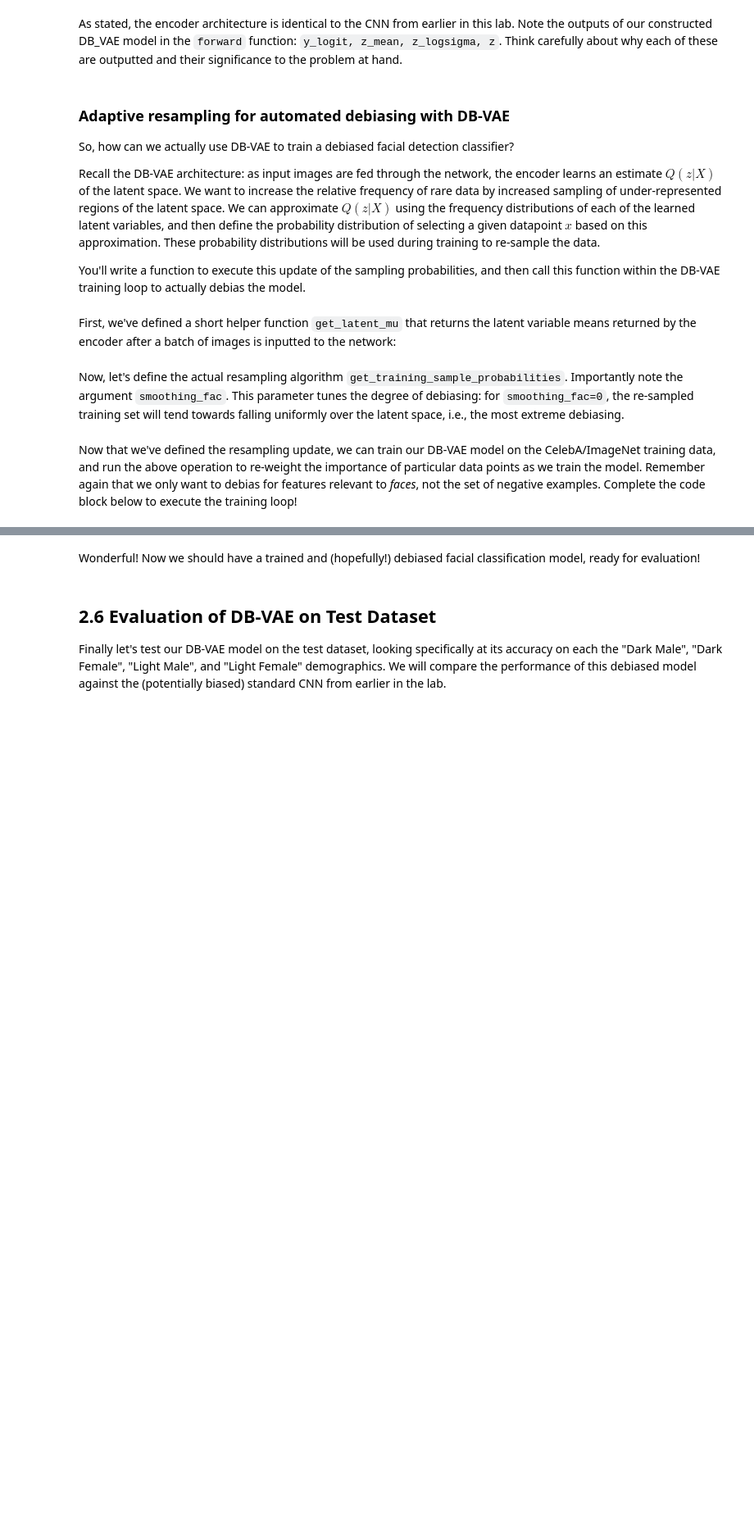
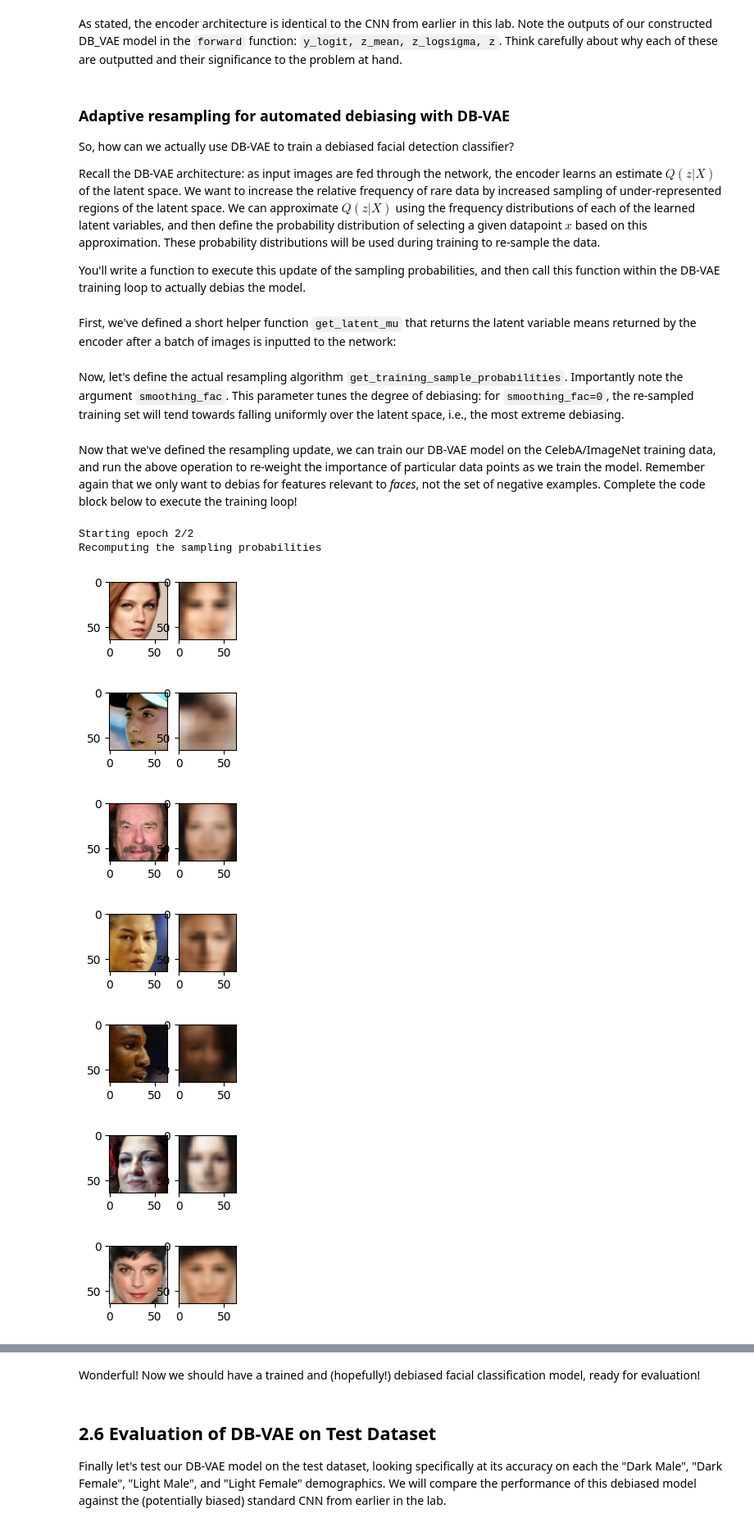
Before and after one commit to funcoderabhay/mitintrotodeeplearning, a Jupyter notebook: lab2/PT_Part2_Debiasing.ipynb, the cells around one changed output, grey strips where cells are left out. Shown at 82% size. Cells and saved outputs as stored; diff of their text form; code cells hidden in the pictures; blank space fills up the shorter version.

```diff
--- a/lab2/PT_Part2_Debiasing.ipynb
+++ b/lab2/PT_Part2_Debiasing.ipynb
@@ -464,7 +468,7 @@ def vae_loss_function(x, x_recon, mu, logsigma, kl_weight=0.0005):
 
     # TODO: Define the VAE loss. Note this is given in the equation for L_{VAE}
     # in the text block directly above
-    vae_loss = k1_weight * latent_loss + reconstruction_loss # TODO
+    vae_loss = kl_weight * latent_loss + reconstruction_loss # TODO
 
     return vae_loss
 # %% [markdown]
@@ -709,7 +713,7 @@ class DB_VAE(nn.Module):
         y_logit, z_mean, z_logsigma = self.encode(x)
 
         # TODO: reparameterization
-        z = self.reparameterization(z_mean, z_logsigma)# TODO
+        z = self.reparameterize(z_mean, z_logsigma)# TODO
 
         # TODO: reconstruction
         recon = self.decode(z)# TODO
@@ -798,7 +802,7 @@ def get_training_sample_probabilities(images, dbvae, bins=10, smoothing_fac=0.00
         p = 1.0 / (hist_smoothed_density[bin_idx - 1])
 
         # TODO: normalize all probabilities
-        p = np.sum(p)# TODO
+        p = p / np.sum(p)# TODO
 
         # TODO: update sampling probabilities by considering whether the newly
         #     computed p is greater than the existing sampling probabilities.
@@ -846,31 +850,41 @@ def debiasing_train_step(x, y):
 all_faces = loader.get_all_train_faces()
 
 # The training loop -- outer loop iterates over the number of epochs
 step = 0
 for i in range(params["num_epochs"]):
     IPython.display.clear_output(wait=True)
     print("Starting epoch {}/{}".format(i + 1, params["num_epochs"]))
 
     # Recompute data sampling proabilities
     """TODO: recompute the sampling probabilities for debiasing"""
-    p_faces = get_training_sample_probabilities(x, dbvae) # TODO
+    p_faces = get_training_sample_probabilities(all_faces, dbvae) # TODO
 
     # get a batch of training data and compute the training step
     for j in tqdm(range(loader.get_train_size() // params["batch_size"])):
         # load a batch of data
         (x, y) = loader.get_batch(params["batch_size"], p_pos=p_faces)
         x = torch.from_numpy(x).float().to(device)
         y = torch.from_numpy(y).float().to(device)
 
         # loss optimization
         loss = debiasing_train_step(x, y)
         loss_value = loss.detach().cpu().numpy()
         experiment.log_metric("loss", loss_value, step=step)
 
         # plot the progress every 200 steps
         if j % 500 == 0:
             mdl.util.plot_sample(x, y, dbvae, backend="pt")
 
         step += 1
 
 experiment.end()
+# %% [output]
+Starting epoch 2/2
+Recomputing the sampling probabilities
+[figure, added]
+[figure, added]
+[figure, added]
+[figure, added]
+[figure, added]
+[figure, added]
+[figure, added]
```
Also changed, not shown: parts of 8 cells of this notebook.
